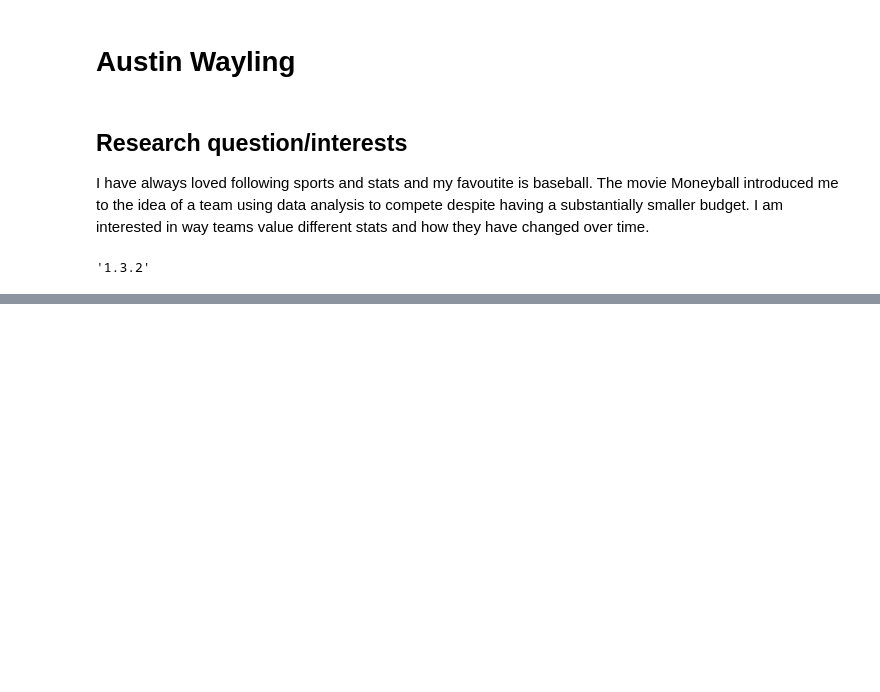
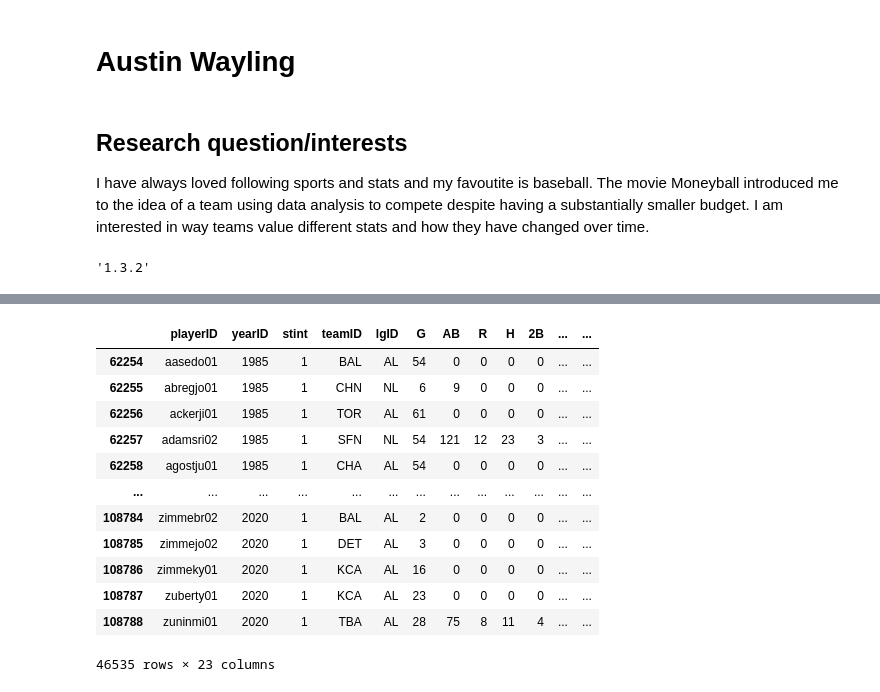
Before and after one commit to data301-2021-winter1/project-group37-project, a Jupyter notebook: notebooks/analysis1.ipynb, the cells around one changed output, grey strips where cells are left out. Cells and saved outputs as stored; diff of their text form; code cells hidden in the pictures; blank space fills up the shorter version.

Commit message:
Started EDA

```diff
--- a/notebooks/analysis1.ipynb
+++ b/notebooks/analysis1.ipynb
@@ -11,4 +12,4 @@ pd.__version__
 # %% [output]
 '1.3.2'
 # %%
-Batting = pd.read_csv("../data/raw/Batting.csv")
+batting = pd.read_csv("../data/raw/Batting.csv")
@@ -38,0 +162,20 @@ Fielding = pd.read_csv("../data/raw/Fielding.csv")
+# %%
+#Salaries start in 1985
+batting = batting.drop(batting[batting["yearID"] < 1985].index)
+# %%
+batting["PA"] = batting["AB"] + batting["BB"] + batting["HBP"] + batting["SH"] + batting["SF"]
+batting
+# %% [output]
+|  | playerID | yearID | stint | teamID | lgID | G | AB | R | H | 2B | ... | ... |
+| 62254 | aasedo01 | 1985 | 1 | BAL | AL | 54 | 0 | 0 | 0 | 0 | ... | ... |
+| 62255 | abregjo01 | 1985 | 1 | CHN | NL | 6 | 9 | 0 | 0 | 0 | ... | ... |
+| 62256 | ackerji01 | 1985 | 1 | TOR | AL | 61 | 0 | 0 | 0 | 0 | ... | ... |
+| 62257 | adamsri02 | 1985 | 1 | SFN | NL | 54 | 121 | 12 | 23 | 3 | ... | ... |
+| 62258 | agostju01 | 1985 | 1 | CHA | AL | 54 | 0 | 0 | 0 | 0 | ... | ... |
+| ... | ... | ... | ... | ... | ... | ... | ... | ... | ... | ... | ... | ... |
+| 108784 | zimmebr02 | 2020 | 1 | BAL | AL | 2 | 0 | 0 | 0 | 0 | ... | ... |
+| 108785 | zimmejo02 | 2020 | 1 | DET | AL | 3 | 0 | 0 | 0 | 0 | ... | ... |
+| 108786 | zimmeky01 | 2020 | 1 | KCA | AL | 16 | 0 | 0 | 0 | 0 | ... | ... |
+| 108787 | zuberty01 | 2020 | 1 | KCA | AL | 23 | 0 | 0 | 0 | 0 | ... | ... |
+| 108788 | zuninmi01 | 2020 | 1 | TBA | AL | 28 | 75 | 8 | 11 | 4 | ... | ... |
+46535 rows × 23 columns
```
Also changed, not shown: parts of 28 cells of this notebook.
